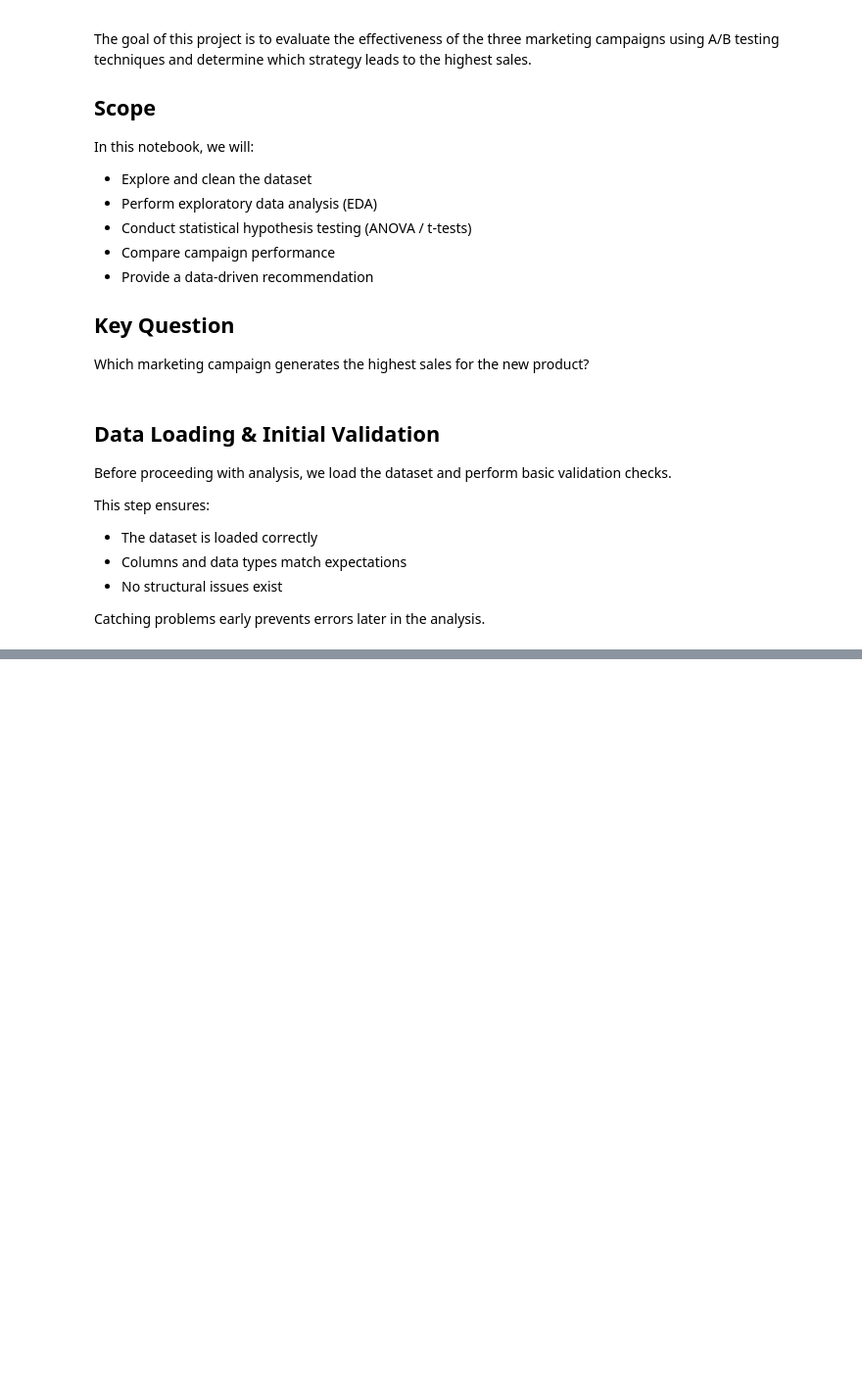
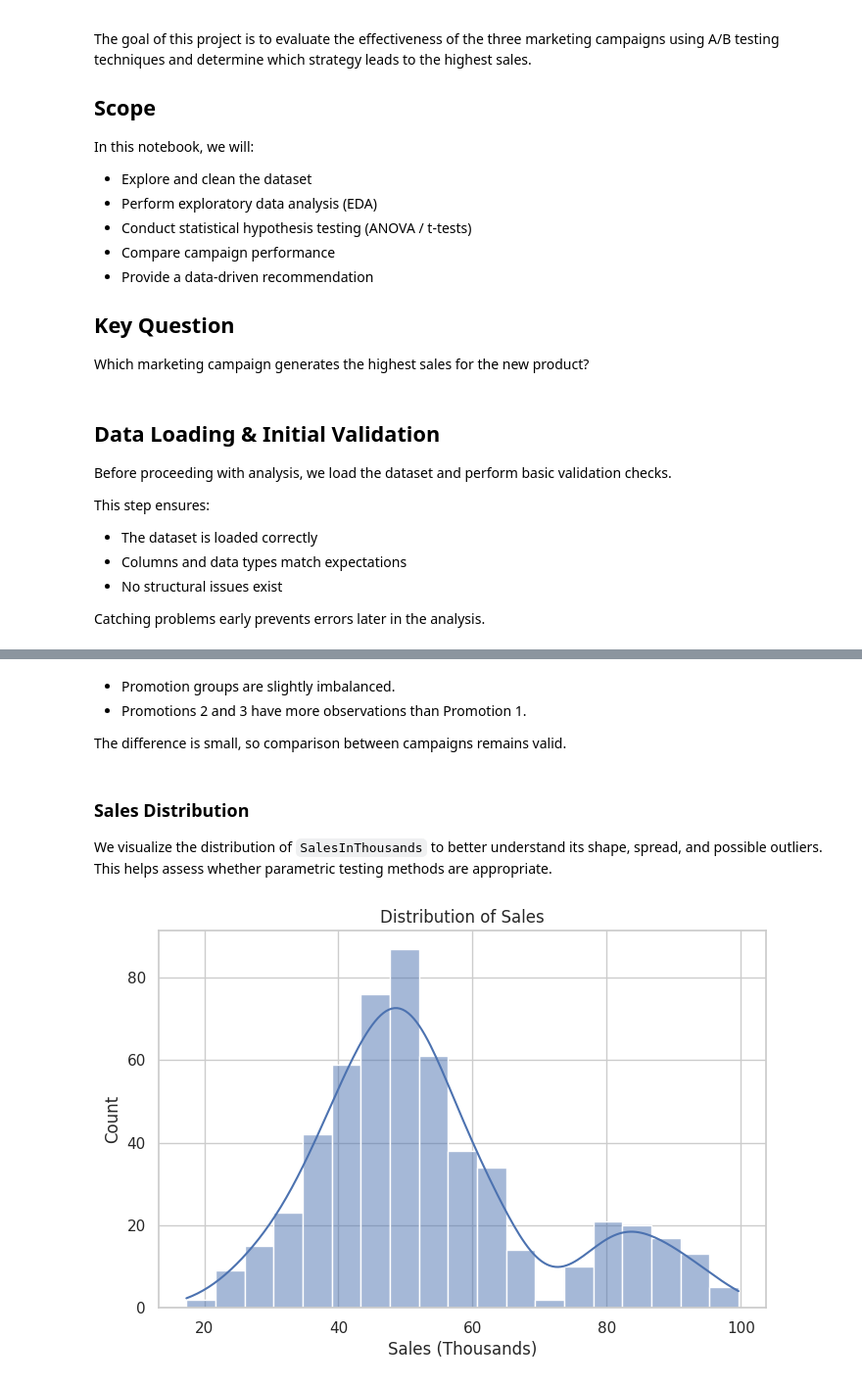
Before and after one commit to ibtihalalf/Sdaia-Bootcamp, a Jupyter notebook: Week2/Projects/P1_Fast_Food_Marketing_Campaign.ipynb, the cells around one changed output, grey strips where cells are left out. Shown at 98% size. Cells and saved outputs as stored; diff of their text form; code cells hidden in the pictures; blank space fills up the shorter version.

```diff
--- a/Week2/Projects/P1_Fast_Food_Marketing_Campaign.ipynb
+++ b/Week2/Projects/P1_Fast_Food_Marketing_Campaign.ipynb
@@ -111,0 +203,18 @@ First 5 rows:
+# %% [markdown]
+- Promotion groups are slightly imbalanced.
+- Promotions 2 and 3 have more observations than Promotion 1.
+
+The difference is small, so comparison between campaigns remains valid.
+# %% [markdown]
+### Sales Distribution
+
+We visualize the distribution of `SalesInThousands` to better understand its shape, spread, and possible outliers.
+This helps assess whether parametric testing methods are appropriate.
+# %%
+sns.histplot(df["SalesInThousands"], kde=True)
+plt.title("Distribution of Sales")
+plt.xlabel("Sales (Thousands)")
+plt.ylabel("Count")
+plt.show()
+# %% [output]
+[figure, added]
```
Also changed, not shown: parts of 24 cells of this notebook.
